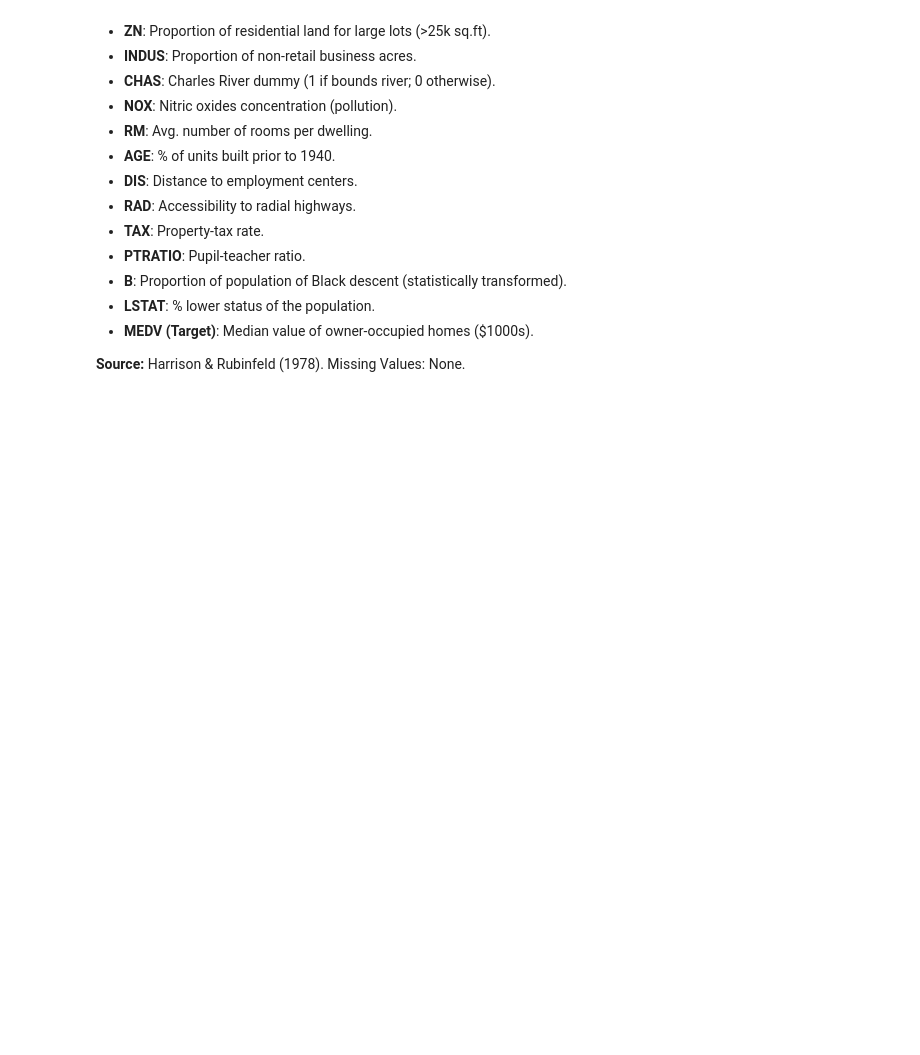
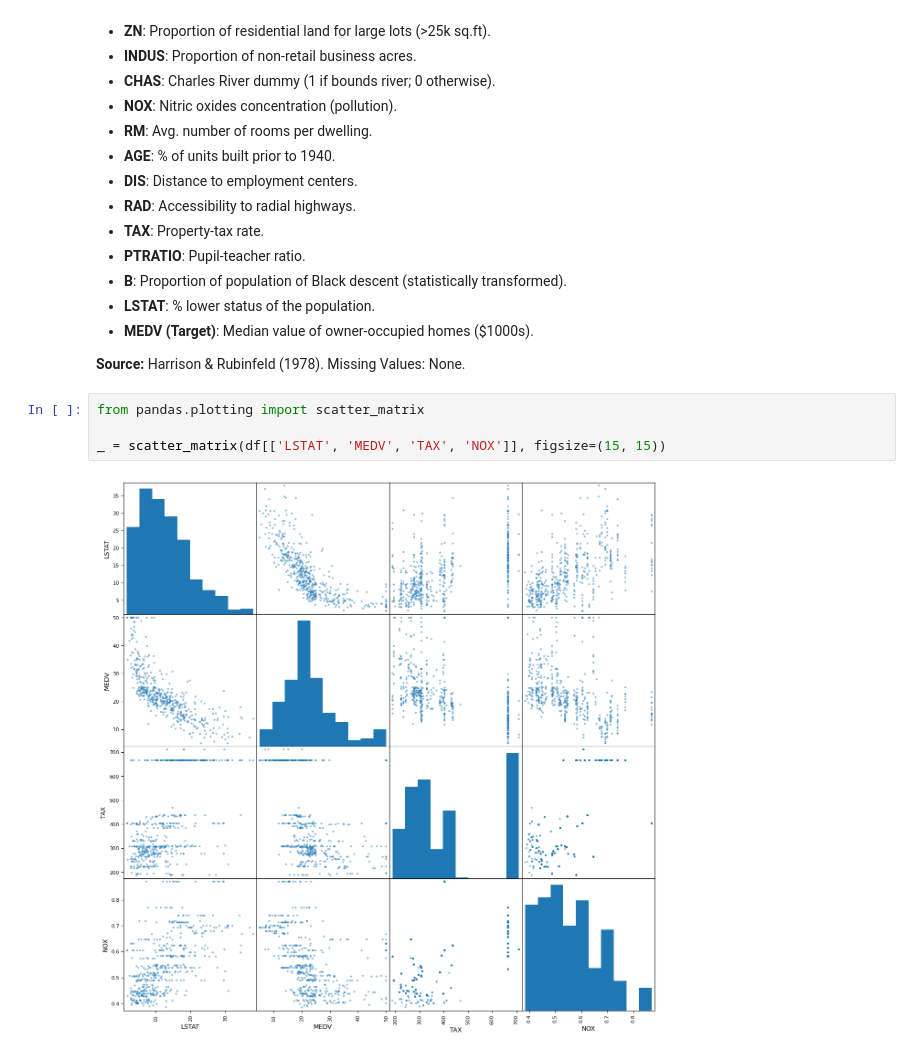
Before and after one commit to k26rahul/machine-learning-practice, a Jupyter notebook: boston-housing/boston-housing.ipynb, the cells around one changed output. Drawn from its saved outputs; the diff is of its cells as text; blank space fills up the shorter version.

```diff
--- a/boston-housing/boston-housing.ipynb
+++ b/boston-housing/boston-housing.ipynb
@@ -307,6 +307,12 @@ Name: count, dtype: int64
 * **MEDV (Target)**: Median value of owner-occupied homes ($1000s).
 
 **Source:** Harrison & Rubinfeld (1978). Missing Values: None.
+# %%
+from pandas.plotting import scatter_matrix
+
+_ = scatter_matrix(df[['LSTAT', 'MEDV', 'TAX', 'NOX']], figsize=(15, 15))
+# %% [output]
+[figure, added]
 # %%
 students = pd.DataFrame({
     "name": ['rahul', 'harikesh', 'vishnu', 'paru', 'vidu', 'maa'],
```
Also changed, not shown: parts of 7 cells of this notebook.
